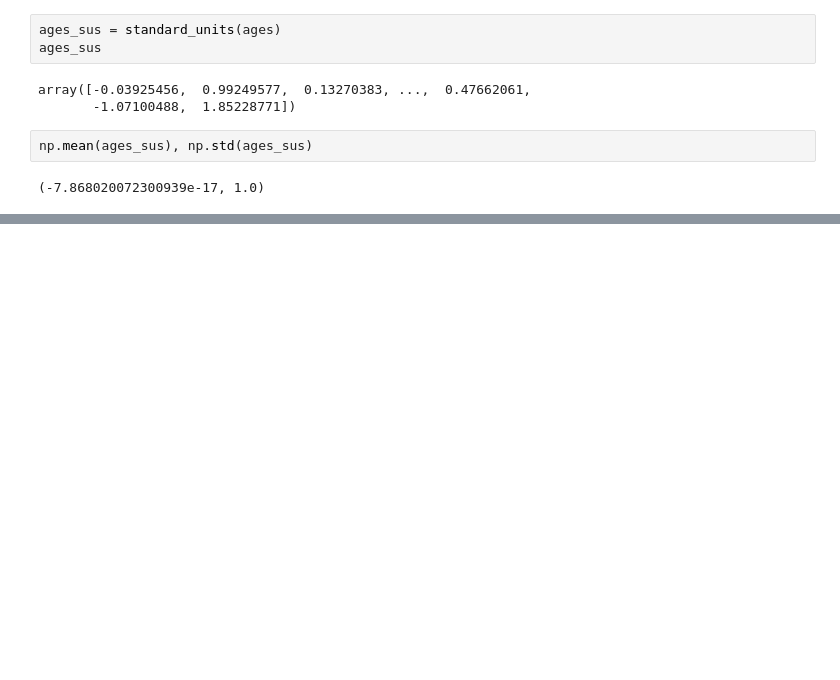
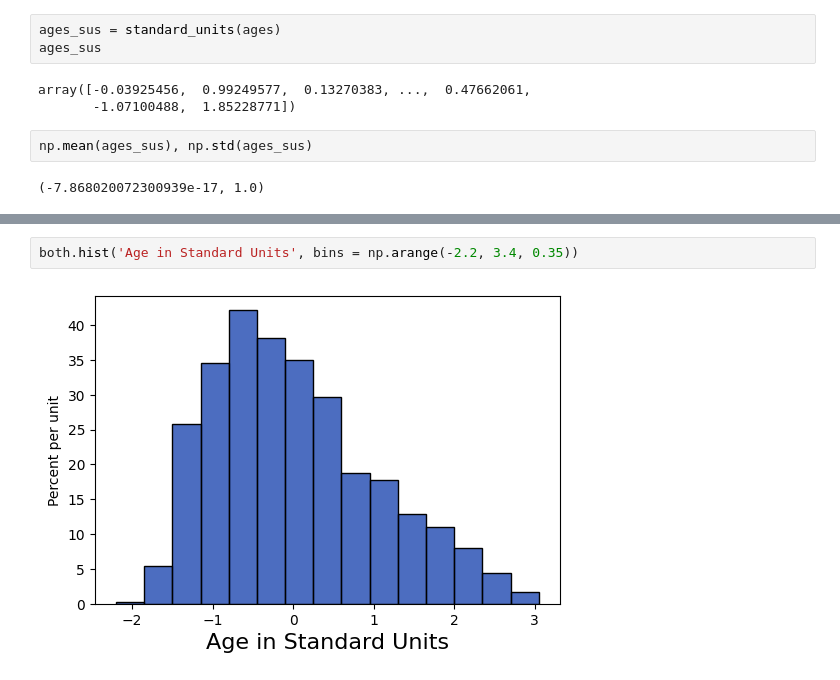
Before and after one commit to lochnes-007/Data8, a Jupyter notebook: 25-CentreAndSpread.ipynb, the cells around one changed output, grey strips where cells are left out. Saved outputs shown, nothing was run; the diff lists cells and outputs as text; blank space fills up the shorter version.

```diff
--- a/25-CentreAndSpread.ipynb
+++ b/25-CentreAndSpread.ipynb
@@ -158,0 +182,4 @@ np.mean(ages_sus), np.std(ages_sus)
+# %%
+both.hist('Age in Standard Units', bins = np.arange(-2.2, 3.4, 0.35))
+# %% [output]
+[figure, added]
```
Also changed, not shown: parts of 2 cells of this notebook.
